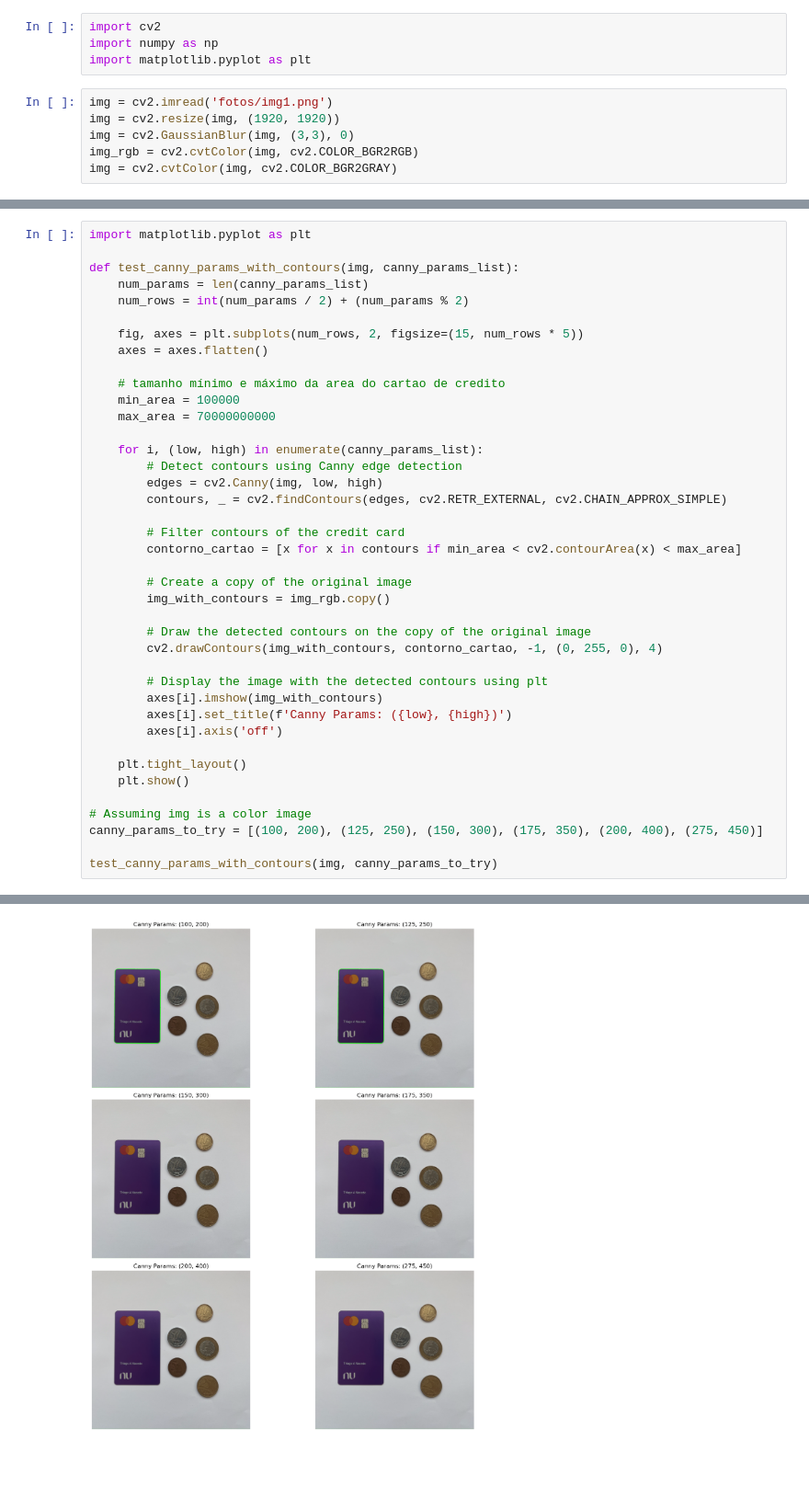
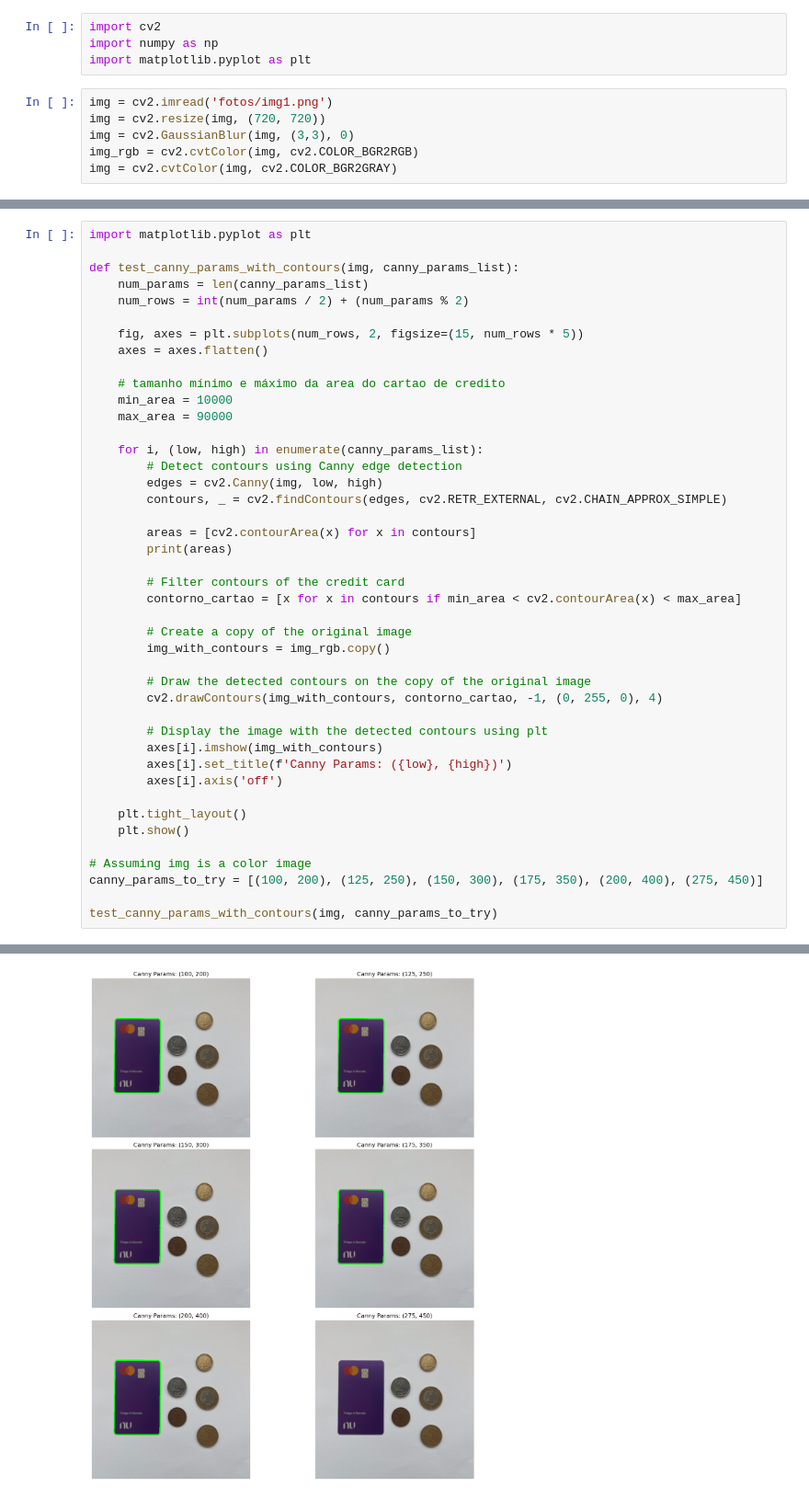
Before and after one commit to macedoti13/CoinVision, a Jupyter notebook: testes.ipynb, the cells around one changed output, grey strips where cells are left out. Shown at 92% size. Drawn from its saved outputs; the diff is of its cells as text; blank space fills up the shorter version.

```diff
--- a/testes.ipynb
+++ b/testes.ipynb
@@ -4,7 +4,7 @@ import numpy as np
 import matplotlib.pyplot as plt
 # %%
 img = cv2.imread('fotos/img1.png')
-img = cv2.resize(img, (1920, 1920))
+img = cv2.resize(img, (720, 720))
 img = cv2.GaussianBlur(img, (3,3), 0)
 img_rgb = cv2.cvtColor(img, cv2.COLOR_BGR2RGB)
 img = cv2.cvtColor(img, cv2.COLOR_BGR2GRAY)
@@ -76,13 +76,16 @@ def test_canny_params_with_contours(img, canny_params_list):
     axes = axes.flatten()
 
     # tamanho mínimo e máximo da area do cartao de credito
-    min_area = 100000
-    max_area = 70000000000
+    min_area = 10000
+    max_area = 90000
 
     for i, (low, high) in enumerate(canny_params_list):
         # Detect contours using Canny edge detection
         edges = cv2.Canny(img, low, high)
         contours, _ = cv2.findContours(edges, cv2.RETR_EXTERNAL, cv2.CHAIN_APPROX_SIMPLE)
+
+        areas = [cv2.contourArea(x) for x in contours]
+        print(areas)
 
         # Filter contours of the credit card
         contorno_cartao = [x for x in contours if min_area < cv2.contourArea(x) < max_area]
@@ -109,4 +118,4 @@ test_canny_params_with_contours(img, canny_params_to_try)
-[figure, old version]
+[figure, new version]
 # %%
 import cv2
 import matplotlib.pyplot as plt
```
Also changed, not shown: parts of 4 cells of this notebook, 2 other files.
